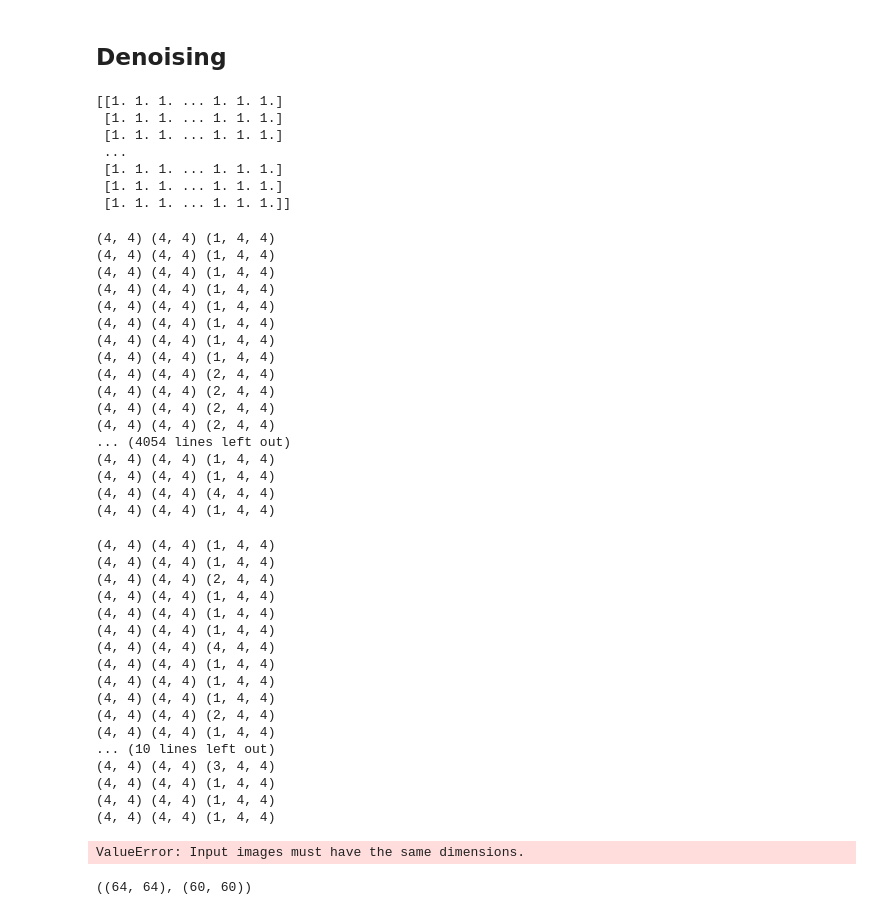
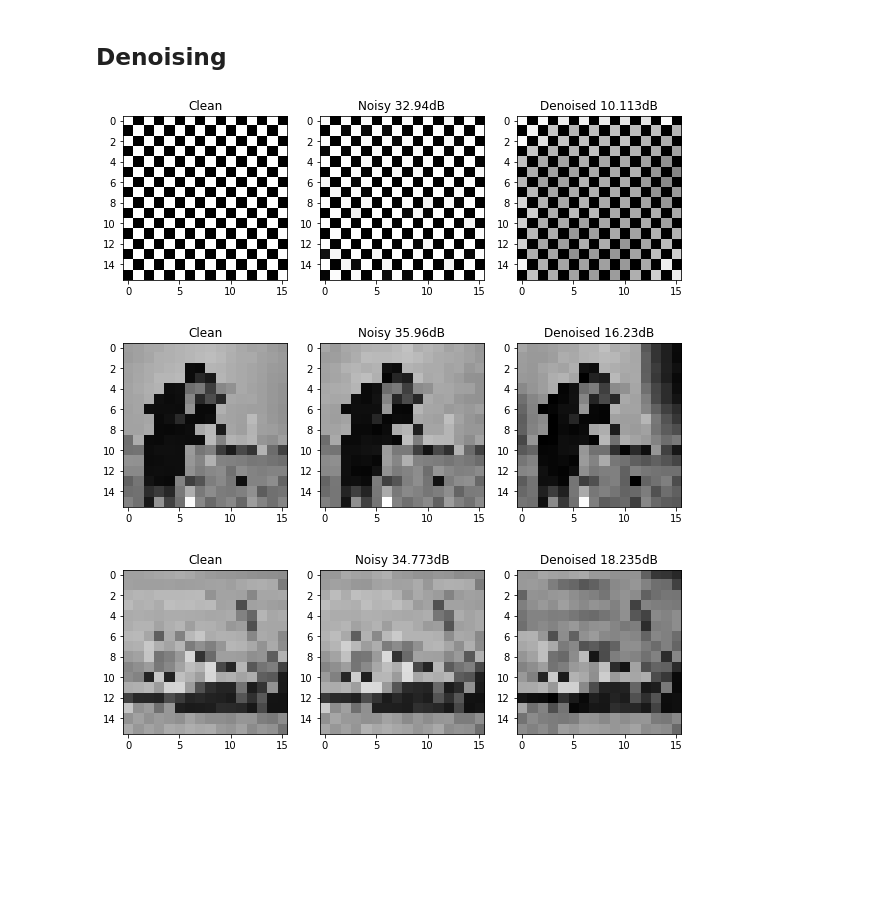
Before and after one commit to mlanvin/BM3Ddenoising, a Jupyter notebook: BM3D_test.ipynb, the cells around one changed output. Saved outputs shown, nothing was run; the diff lists cells and outputs as text; code cells hidden in the pictures; blank space fills up the shorter version.

```diff
--- a/BM3D_test.ipynb
+++ b/BM3D_test.ipynb
@@ -88,69 +89,26 @@ params = {
 # %%
 denoised_images = noisy.copy()
 
 for i in range(N):
     clean = images[i]
     noisy = noisy_images[i]
     params["sigma"]=sigmas[i]
 
     ## Denoising
     denoiser = BM3D(noisy, **params)
     denoised = denoiser.denoise()
 
     psnr_noisy = psnr(noisy, clean, data_range=255)
     psnr_denoised = psnr(denoised, clean, data_range=255)
 
     ## Display
     fig, (ax1, ax2, ax3) = plt.subplots(1, 3, figsize=(10,6))
     plot_imbw(clean, ax1, title="Clean")
     plot_imbw(noisy, ax2, title="Noisy " +str(round(psnr_noisy,3))+"dB")
-    plot_imbw(noisy, ax3, title="Denoised " +str(round(psnr_denoised,3))+"dB")
+    plot_imbw(denoised, ax3, title="Denoised " +str(round(psnr_denoised,3))+"dB")
 
     plt.show()
 # %% [output]
-[[1. 1. 1. ... 1. 1. 1.]
- [1. 1. 1. ... 1. 1. 1.]
- [1. 1. 1. ... 1. 1. 1.]
- ...
- [1. 1. 1. ... 1. 1. 1.]
- [1. 1. 1. ... 1. 1. 1.]
- [1. 1. 1. ... 1. 1. 1.]]
-(4, 4) (4, 4) (1, 4, 4)
-(4, 4) (4, 4) (1, 4, 4)
-(4, 4) (4, 4) (1, 4, 4)
-(4, 4) (4, 4) (1, 4, 4)
-(4, 4) (4, 4) (1, 4, 4)
-(4, 4) (4, 4) (1, 4, 4)
-(4, 4) (4, 4) (1, 4, 4)
-(4, 4) (4, 4) (1, 4, 4)
-(4, 4) (4, 4) (2, 4, 4)
-(4, 4) (4, 4) (2, 4, 4)
-(4, 4) (4, 4) (2, 4, 4)
-(4, 4) (4, 4) (2, 4, 4)
-... (4054 lines left out)
-(4, 4) (4, 4) (1, 4, 4)
-(4, 4) (4, 4) (1, 4, 4)
-(4, 4) (4, 4) (4, 4, 4)
-(4, 4) (4, 4) (1, 4, 4)
-(4, 4) (4, 4) (1, 4, 4)
-(4, 4) (4, 4) (1, 4, 4)
-(4, 4) (4, 4) (2, 4, 4)
-(4, 4) (4, 4) (1, 4, 4)
-(4, 4) (4, 4) (1, 4, 4)
-(4, 4) (4, 4) (1, 4, 4)
-(4, 4) (4, 4) (4, 4, 4)
-(4, 4) (4, 4) (1, 4, 4)
-(4, 4) (4, 4) (1, 4, 4)
-(4, 4) (4, 4) (1, 4, 4)
-(4, 4) (4, 4) (2, 4, 4)
-(4, 4) (4, 4) (1, 4, 4)
-... (10 lines left out)
-(4, 4) (4, 4) (3, 4, 4)
-(4, 4) (4, 4) (1, 4, 4)
-(4, 4) (4, 4) (1, 4, 4)
-(4, 4) (4, 4) (1, 4, 4)
-ValueError: Input images must have the same dimensions.
+[figure, added]
+[figure, added]
+[figure, added]
-# %%
-noisy.shape,denoised.shape,
-# %% [output]
-((64, 64), (60, 60))
```
Also changed, not shown: parts of 1 cell of this notebook.
